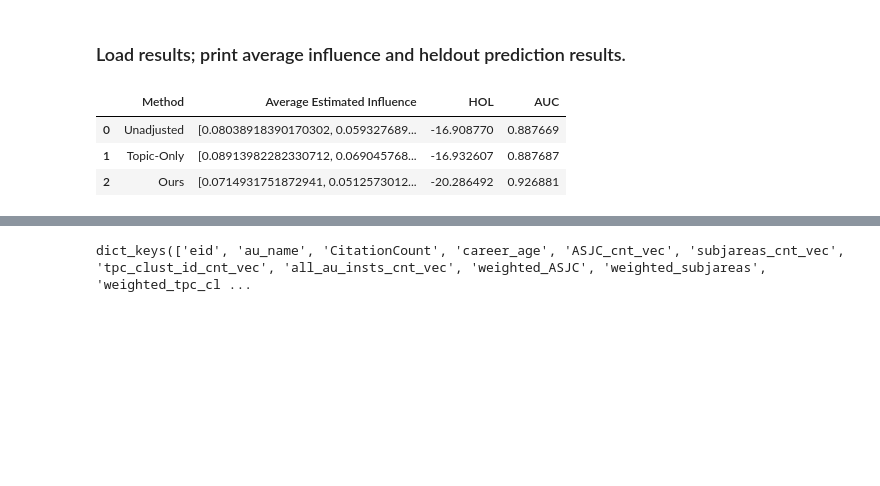
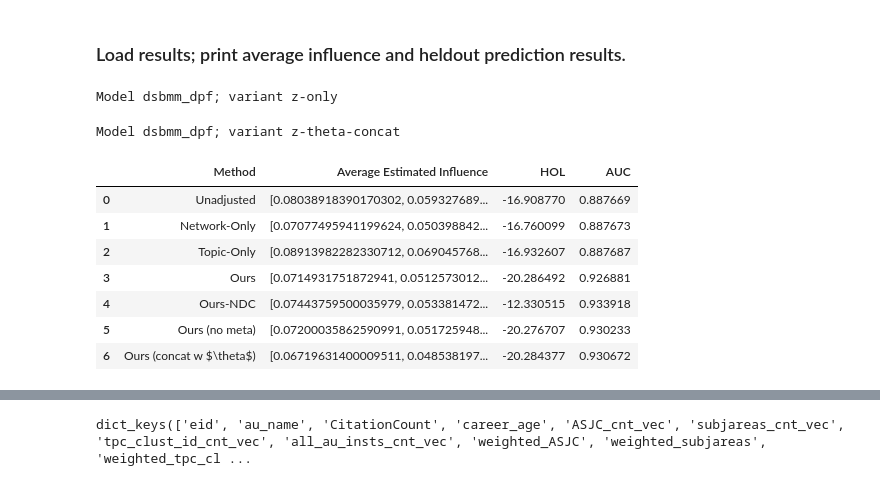
Before and after one commit to fitzgeraldja/PIF-DSBMM-DPF, a Jupyter notebook: src/pif_dsbmm_dpf/citation_real/real_results.ipynb, the cells around one changed output, grey strips where cells are left out. Drawn from its saved outputs; the diff is of its cells as text; code cells hidden in the pictures; blank space fills up the shorter version.

Commit message:
final real results

```diff
--- a/src/pif_dsbmm_dpf/citation_real/real_results.ipynb
+++ b/src/pif_dsbmm_dpf/citation_real/real_results.ipynb
@@ -36,7 +36,7 @@ def predict(params, A, Y_p, model):
     variant = model.split(".")[-1]
     print(f"Model {model.split('.')[0]}; variant {variant}")
     if "dsbmm_dpf" in model or "network_pref_only" in model:
-        dsbmm_res_str = f"{data_model_str}_{'dc' if deg_corr else 'ndc'}_{'dir' if directed else 'undir'}_{'meta' if variant=='z-theta-joint' else 'nometa'}"
+        dsbmm_res_str = f"{data_model_str}_{'dc' if deg_corr else 'ndc'}_{'dir' if directed else 'undir'}_{'meta' if 'z-theta-joint' in variant else 'nometa'}"
         with open(dsbmm_datadir / f"{dsbmm_res_str}_subs.pkl", "rb") as f:
             _, Z_trans, block_probs = pickle.load(f)
         full_node_probs = label_propagation(
@@ -121,49 +121,74 @@ clean_names = {
     "network_pref_only.main": "Network-Only",
     "topic_only.main": "Topic-Only",
     "dsbmm_dpf.z-theta-joint": "Ours",
+    "dsbmm_dpf.z-theta-joint-ndc": "Ours-NDC",
+    "dsbmm_dpf.z-only": "Ours (no meta)",
+    "dsbmm_dpf.z-theta-concat": "Ours (concat w $\\theta$)",
 }
 
 methods = [
     "unadjusted.main",
-    #  'network_pref_only.main',
+    'network_pref_only.main',
     "topic_only.main",
     "dsbmm_dpf.z-theta-joint",
+    "dsbmm_dpf.z-theta-joint-ndc",
+    "dsbmm_dpf.z-only",
+    "dsbmm_dpf.z-theta-concat"
+
 ]
-results = {
-    m: np.load(
-        (out / (m + "_pres_subs_ewcnone_model_fitted_params")) / "all_params.npz"
-    )
-    for m in methods
-}
+results = {}
+pres_methods = []
+for m in methods:
+    try:
+        results[m] = np.load(
+                (out / (m + "_pres_subs_ewcnone_model_fitted_params")) / "all_params.npz"
+            )
+        pres_methods.append(m)
+    except FileNotFoundError:
+        print(f"Results not found for {clean_names[m]}")
 
 recalc_preds = False
 try:
     preds
+except NameError:
+    preds = {}
+try:
+    for m in pres_methods:
+        tmp = preds[m]
     assert not recalc_preds
-except NameError:
+except (KeyError,AssertionError):
     # only run if not already calc, or told to recalc
-    preds = [predict(results[m], full_A_end, Y[-1], m) for m in methods]
+    for m in set(pres_methods) - set(preds.keys()):
+        preds[m] = predict(results[m], full_A_end, Y[-1], m)
+
+
 
 hol = {
-    m: get_ll(pred, Y_heldout, restrict_users=aus_to_predict)
-    for m, pred in zip(methods, preds)
+    m: get_ll(preds[m], Y_heldout, restrict_users=aus_to_predict)
+    for m in pres_methods
 }
 auc = {
-    m: get_classification_metrics(pred, Y_heldout, restrict_users=aus_to_predict)
-    for m, pred in zip(methods, preds)
+    m: get_classification_metrics(preds[m], Y_heldout, restrict_users=aus_to_predict)
+    for m in pres_methods
 }
 
 data = [
-    [clean_names[m], get_pres_beta_mean(results[m][b]), hol[m], auc[m]] for m in methods
+    [clean_names[m], get_pres_beta_mean(results[m][b]), hol[m], auc[m]] for m in pres_methods
 ]
 
 df = pd.DataFrame(data, columns=["Method", "Average Estimated Influence", "HOL", "AUC"])
 df
 # %% [output]
+Model dsbmm_dpf; variant z-only
+Model dsbmm_dpf; variant z-theta-concat
 |  | Method | Average Estimated Influence | HOL | AUC |
 | 0 | Unadjusted | [0.08038918390170302, 0.059327689... | -16.908770 | 0.887669 |
-| 1 | Topic-Only | [0.08913982282330712, 0.069045768... | -16.932607 | 0.887687 |
-| 2 | Ours | [0.0714931751872941, 0.0512573012... | -20.286492 | 0.926881 |
+| 1 | Network-Only | [0.07077495941199624, 0.050398842... | -16.760099 | 0.887673 |
+| 2 | Topic-Only | [0.08913982282330712, 0.069045768... | -16.932607 | 0.887687 |
+| 3 | Ours | [0.0714931751872941, 0.0512573012... | -20.286492 | 0.926881 |
+| 4 | Ours-NDC | [0.07443759500035979, 0.053381472... | -12.330515 | 0.933918 |
+| 5 | Ours (no meta) | [0.07200035862590991, 0.051725948... | -20.276707 | 0.930233 |
+| 6 | Ours (concat w $\theta$) | [0.06719631400009511, 0.048538197... | -20.284377 | 0.930672 |
 # %%
 df[
     [
```
Also changed, not shown: parts of 2 cells of this notebook, 1 other file.
